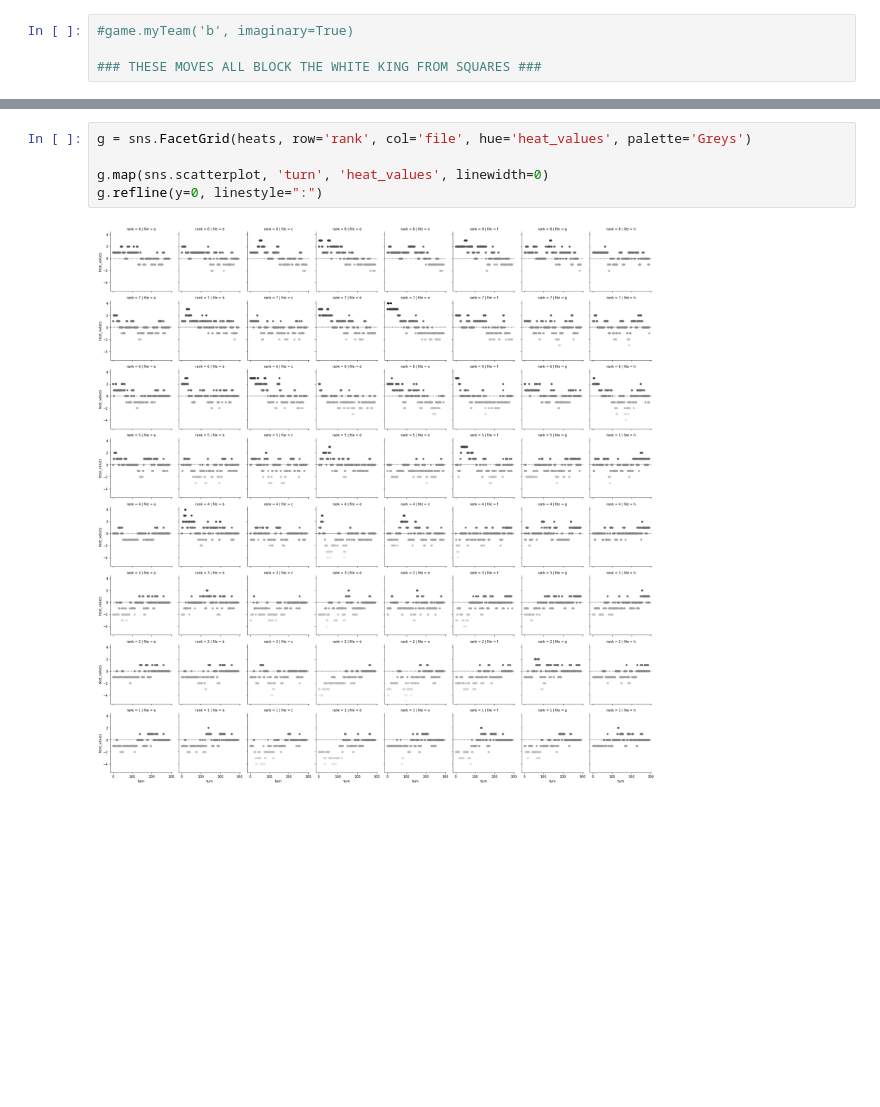
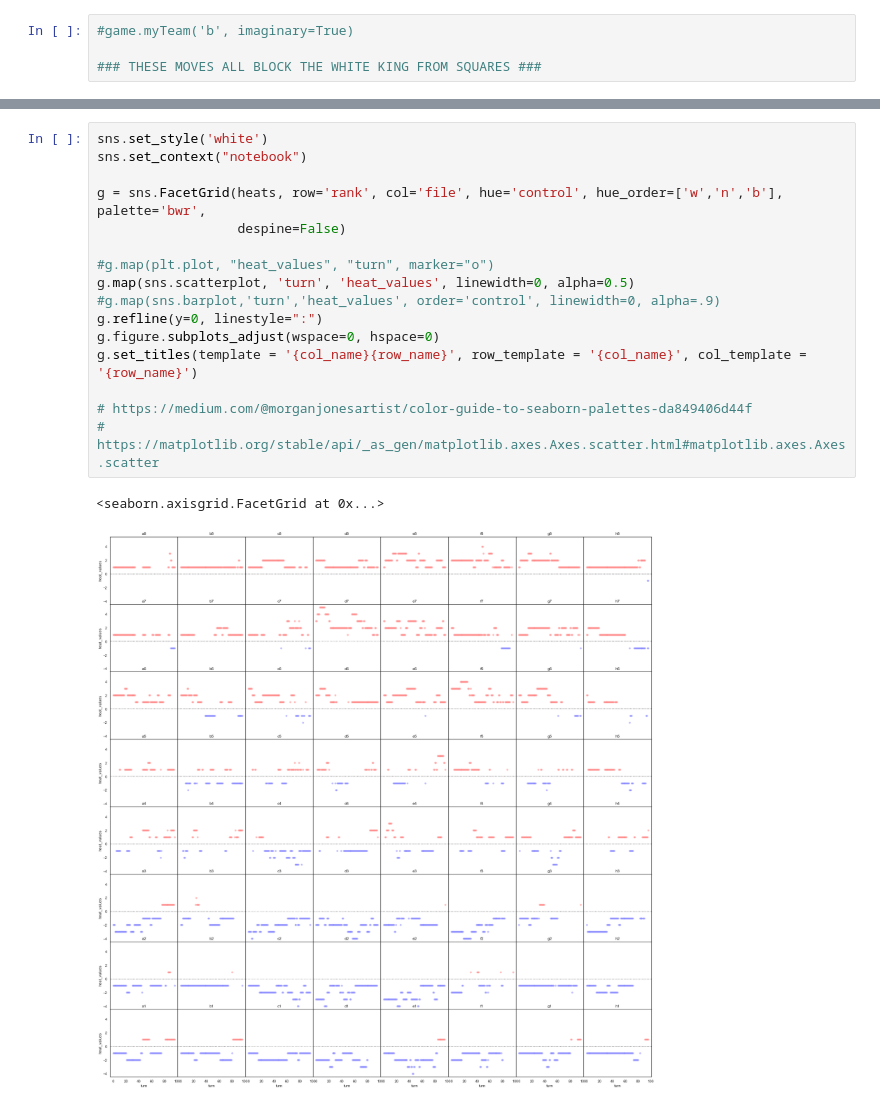
Before and after one commit to PGComai/pandas-chess, a Jupyter notebook: chess bot 2.ipynb, the cells around one changed output, grey strips where cells are left out. Cells and saved outputs as stored; diff of their text form; blank space fills up the shorter version.

```diff
--- a/chess bot 2.ipynb
+++ b/chess bot 2.ipynb
@@ -963,7 +1018,19 @@ heats
-# %%
-g = sns.FacetGrid(heats, row='rank', col='file', hue='heat_values', palette='Greys')
-
-g.map(sns.scatterplot, 'turn', 'heat_values', linewidth=0)
-g.refline(y=0, linestyle=":")
-# %% [output]
-[figure, removed]
+# %%
+sns.set_style('white')
+sns.set_context("notebook")
+
+g = sns.FacetGrid(heats, row='rank', col='file', hue='control', hue_order=['w','n','b'], palette='bwr',
+                  despine=False)
+
+#g.map(plt.plot, "heat_values", "turn", marker="o")
+g.map(sns.scatterplot, 'turn', 'heat_values', linewidth=0, alpha=0.5)
+#g.map(sns.barplot,'turn','heat_values', order='control', linewidth=0, alpha=.9)
+g.refline(y=0, linestyle=":")
+g.figure.subplots_adjust(wspace=0, hspace=0)
+g.set_titles(template = '{col_name}{row_name}', row_template = '{col_name}', col_template = '{row_name}')
+
+# https://medium.com/@morganjonesartist/color-guide-to-seaborn-palettes-da849406d44f
+# https://matplotlib.org/stable/api/_as_gen/matplotlib.axes.Axes.scatter.html#matplotlib.axes.Axes.scatter
+# %% [output]
+<seaborn.axisgrid.FacetGrid at 0x...>
+[figure, added]
```
Also changed, not shown: parts of 6 cells of this notebook.
